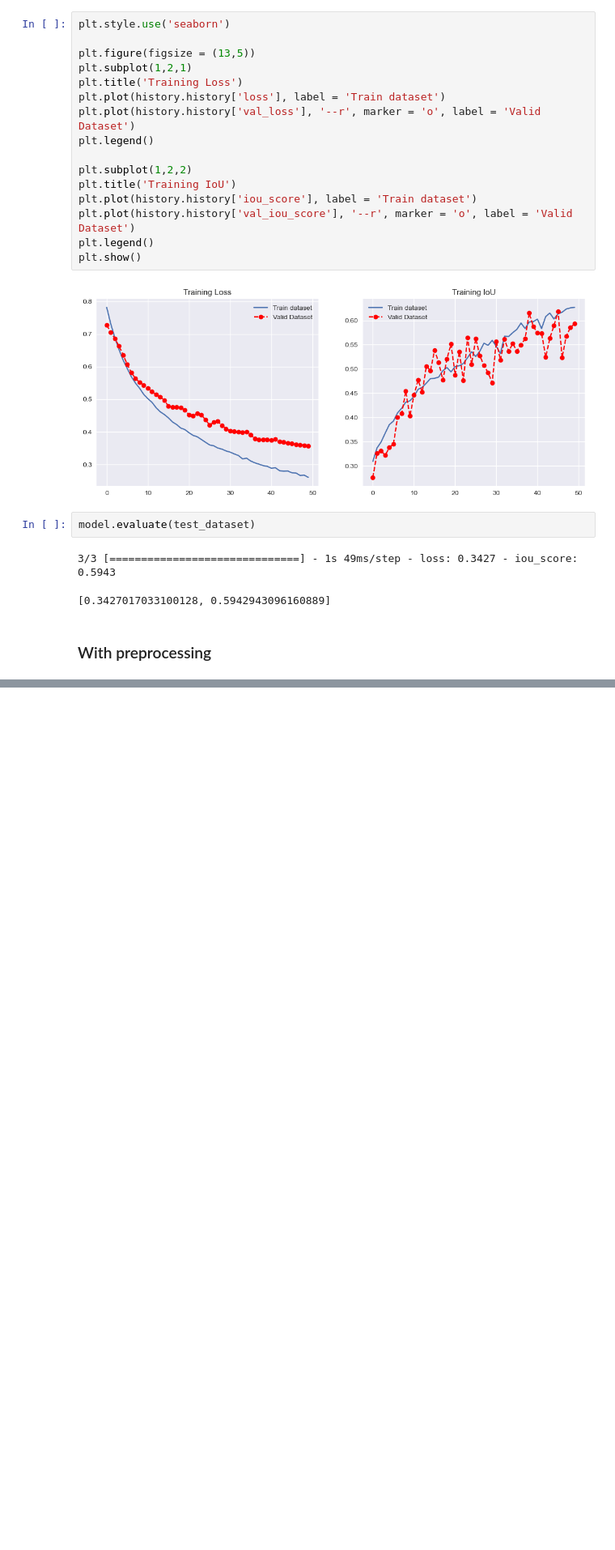
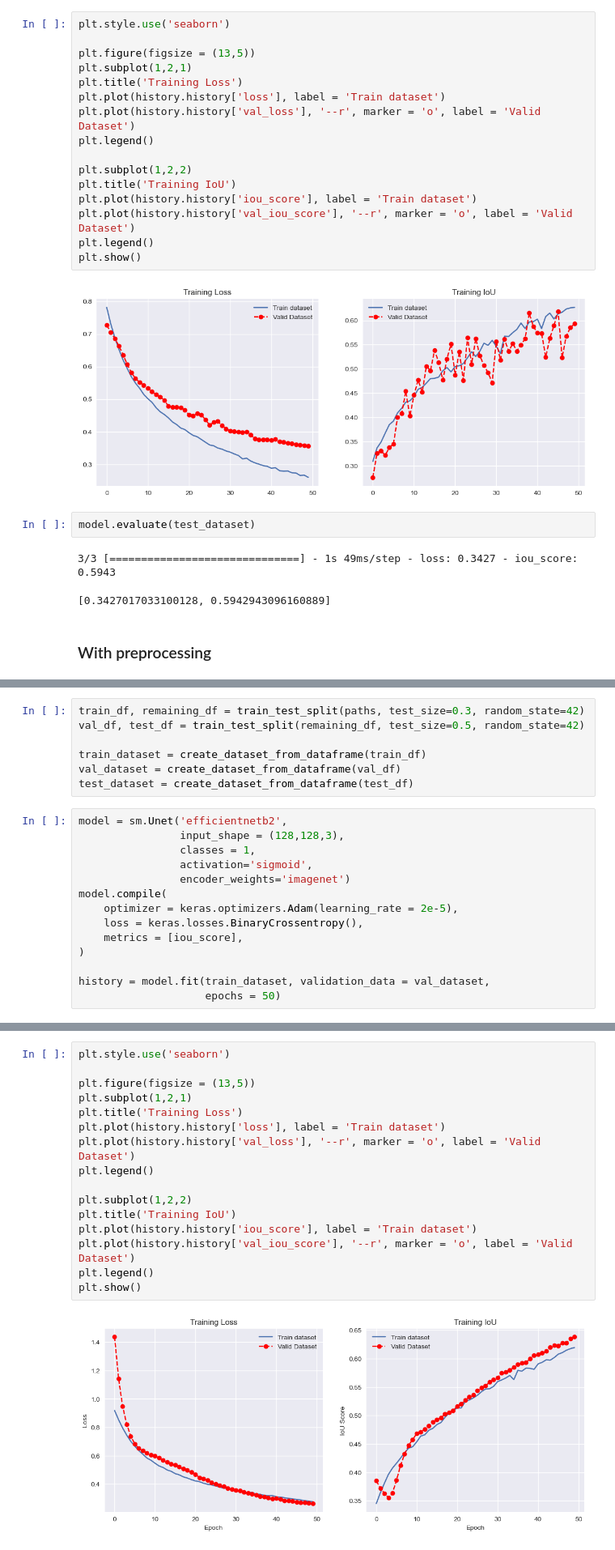
Before and after one commit to Raanu143/project, a Jupyter notebook: Project_Code.ipynb, the cells around one changed output, grey strips where cells are left out. Shown at 81% size. Cells and saved outputs as stored; diff of their text form; blank space fills up the shorter version.

Commit message:
Created a UNET model and trained the model with preprocessed dataset

```diff
--- a/Project_Code.ipynb
+++ b/Project_Code.ipynb
@@ -467,0 +513,21 @@ model.evaluate(test_dataset)
+# %%
+train_df, remaining_df = train_test_split(paths, test_size=0.3, random_state=42)
+val_df, test_df = train_test_split(remaining_df, test_size=0.5, random_state=42)
+
+train_dataset = create_dataset_from_dataframe(train_df)
+val_dataset = create_dataset_from_dataframe(val_df)
+test_dataset = create_dataset_from_dataframe(test_df)
+# %%
+model = sm.Unet('efficientnetb2',
+                input_shape = (128,128,3),
+                classes = 1,
+                activation='sigmoid',
+                encoder_weights='imagenet')
+model.compile(
+    optimizer = keras.optimizers.Adam(learning_rate = 2e-5),
+    loss = keras.losses.BinaryCrossentropy(),
+    metrics = [iou_score],
+)
+
+history = model.fit(train_dataset, validation_data = val_dataset,
+                    epochs = 50)
@@ -467,0 +552,18 @@ model.evaluate(test_dataset)
+# %%
+plt.style.use('seaborn')
+
+plt.figure(figsize = (13,5))
+plt.subplot(1,2,1)
+plt.title('Training Loss')
+plt.plot(history.history['loss'], label = 'Train dataset')
+plt.plot(history.history['val_loss'], '--r', marker = 'o', label = 'Valid Dataset')
+plt.legend()
+
+plt.subplot(1,2,2)
+plt.title('Training IoU')
+plt.plot(history.history['iou_score'], label = 'Train dataset')
+plt.plot(history.history['val_iou_score'], '--r', marker = 'o', label = 'Valid Dataset')
+plt.legend()
+plt.show()
+# %% [output]
+[figure, added]
```
Also changed, not shown: parts of 6 cells of this notebook.
